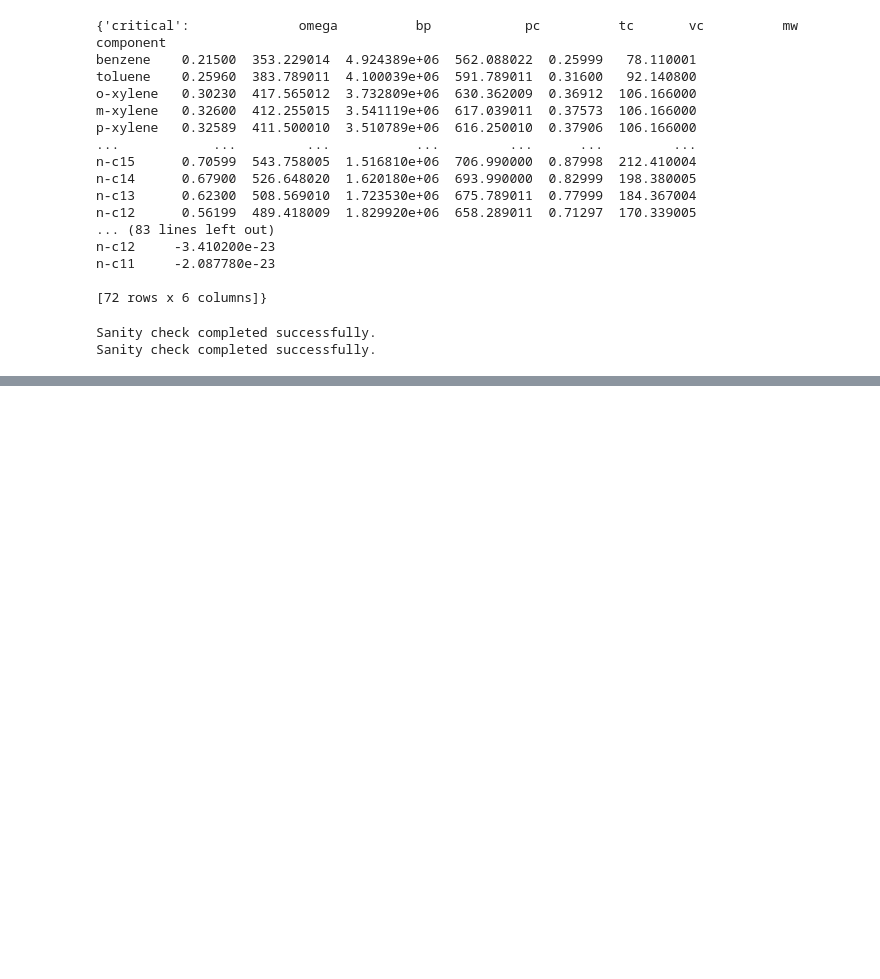
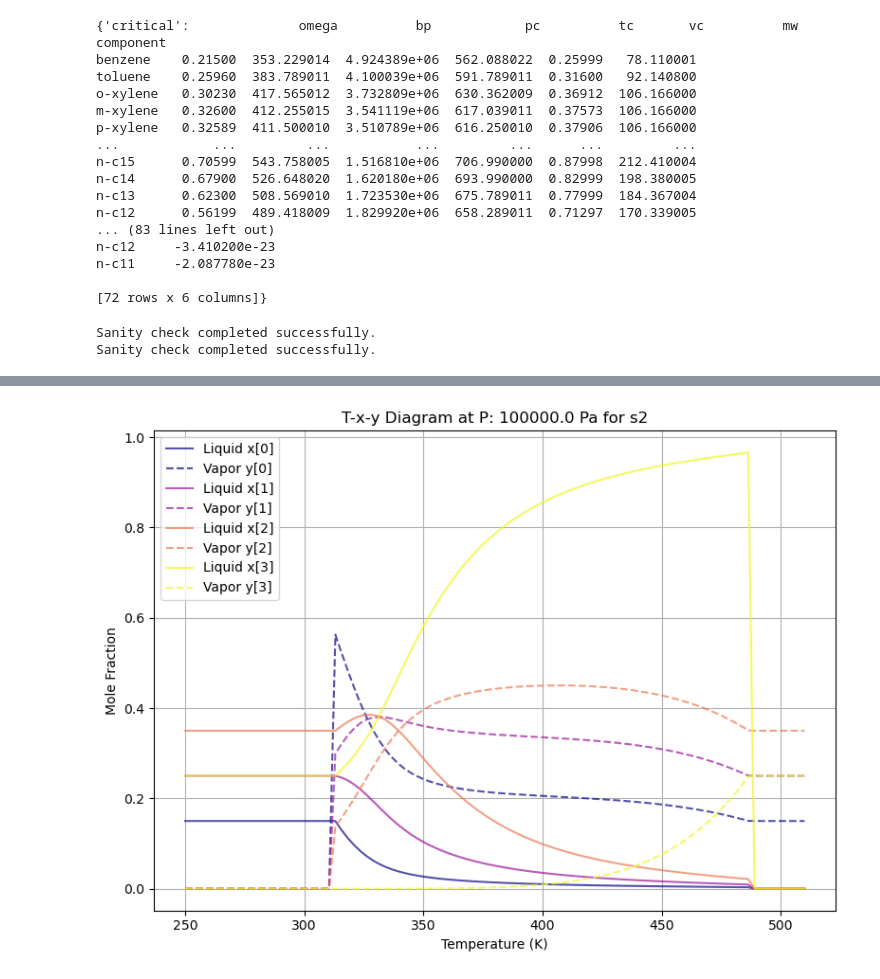
Before and after one commit to debasis321/CLL_761TermProject_Flash, a Jupyter notebook: testNotebook.ipynb, the cells around one changed output, grey strips where cells are left out. Cells and saved outputs as stored; diff of their text form; code cells hidden in the pictures; blank space fills up the shorter version.

```diff
--- a/testNotebook.ipynb
+++ b/testNotebook.ipynb
@@ -145,0 +97,8 @@ Mixture Enthalpy: 57.34374654596185 J/mol
+# %%
+from Utility import plot_TXY
+# TXY plot for s2
+
+with contextlib.redirect_stdout(io.StringIO()):
+    plot_TXY(s2, P=1e5, T_min=250, T_max=510, T_step=100)
+# %% [output]
+[figure, added]
```
Also changed, not shown: parts of 15 cells of this notebook, 3 other files.
